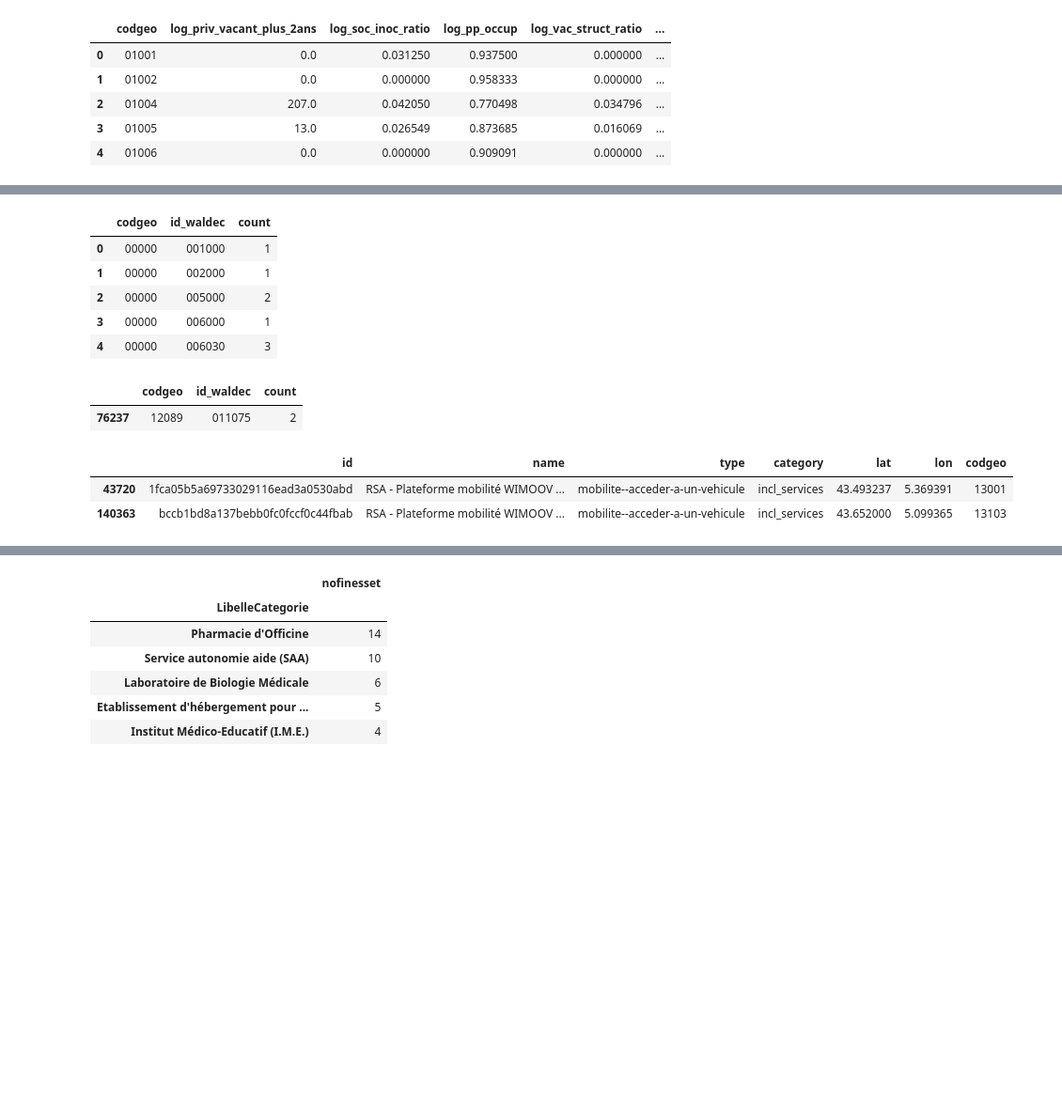
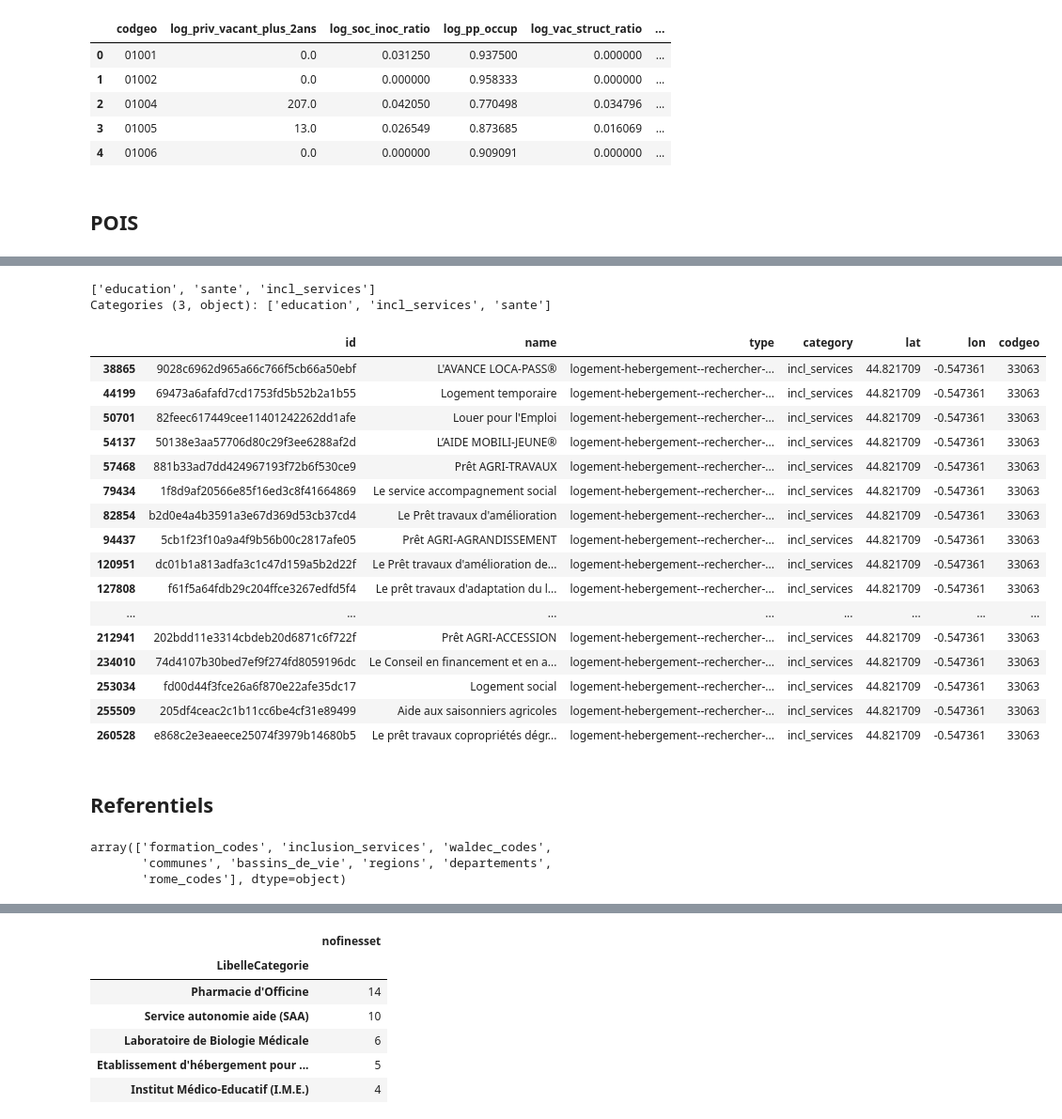
Before and after one commit to jbesan/13_odis_stream2, a Jupyter notebook: notebooks/odis_check_data.ipynb, the cells around one changed output, grey strips where cells are left out. Shown at 94% size. Drawn from its saved outputs; the diff is of its cells as text; code cells hidden in the pictures; blank space fills up the shorter version.

```diff
--- a/notebooks/odis_check_data.ipynb
+++ b/notebooks/odis_check_data.ipynb
@@ -44,6 +46,8 @@ odis_communes[['codgeo'] + [col for col in odis_communes.columns if col.startswi
 | 2 | 01004 | 207.0 | 0.042050 | 0.770498 | 0.034796 | ... |
 | 3 | 01005 | 13.0 | 0.026549 | 0.873685 | 0.016069 | ... |
 | 4 | 01006 | 0.0 | 0.000000 | 0.909091 | 0.000000 | ... |
+# %% [markdown]
+## POIS
 # %%
 odis_pois.info()
 # %% [output]
@@ -62,25 +66,42 @@ Data columns (total 7 columns):
 dtypes: category(3), float32(2), object(2)
 memory usage: 7.7+ MB
 # %%
-odis_associations_agg.head()
+odis_pois.category.unique()
 # %% [output]
-|  | codgeo | id_waldec | count |
-| 0 | 00000 | 001000 | 1 |
-| 1 | 00000 | 002000 | 1 |
-| 2 | 00000 | 005000 | 2 |
-| 3 | 00000 | 006000 | 1 |
-| 4 | 00000 | 006030 | 3 |
+['education', 'sante', 'incl_services']
+Categories (3, object): ['education', 'incl_services', 'sante']
-# %%
-odis_associations_agg[(odis_associations_agg.codgeo == '12089') & (odis_associations_agg.id_waldec == '011075')]
-# %% [output]
-|  | codgeo | id_waldec | count |
-| 76237 | 12089 | 011075 | 2 |
 # %%
-odis_pois[odis_pois.name.str.contains("wimoov", na=False, case=False)].drop_duplicates(subset=["lat", "lon"]).head(20)
+odis_pois[
+    (odis_pois.category == "incl_services") &
+    (odis_pois.type == "logement-hebergement--rechercher-une-solution-dhebergement-temporaire") &
+    (odis_pois.codgeo == "33063")
+]
 # %% [output]
 |  | id | name | type | category | lat | lon | codgeo |
-| 43720 | 1fca05b5a69733029116ead3a0530abd | RSA - Plateforme mobilité WIMOOV ... | mobilite--acceder-a-un-vehicule | incl_services | 43.493237 | 5.369391 | 13001 |
-| 140363 | bccb1bd8a137bebb0fc0fccf0c44fbab | RSA - Plateforme mobilité WIMOOV ... | mobilite--acceder-a-un-vehicule | incl_services | 43.652000 | 5.099365 | 13103 |
+| 38865 | 9028c6962d965a66c766f5cb66a50ebf | L'AVANCE LOCA-PASS® | logement-hebergement--rechercher-... | incl_services | 44.821709 | -0.547361 | 33063 |
+| 44199 | 69473a6afafd7cd1753fd5b52b2a1b55 | Logement temporaire | logement-hebergement--rechercher-... | incl_services | 44.821709 | -0.547361 | 33063 |
+| 50701 | 82feec617449cee11401242262dd1afe | Louer pour l'Emploi | logement-hebergement--rechercher-... | incl_services | 44.821709 | -0.547361 | 33063 |
+| 54137 | 50138e3aa57706d80c29f3ee6288af2d | L’AIDE MOBILI-JEUNE® | logement-hebergement--rechercher-... | incl_services | 44.821709 | -0.547361 | 33063 |
+| 57468 | 881b33ad7dd424967193f72b6f530ce9 | Prêt AGRI-TRAVAUX | logement-hebergement--rechercher-... | incl_services | 44.821709 | -0.547361 | 33063 |
+| 79434 | 1f8d9af20566e85f16ed3c8f41664869 | Le service accompagnement social | logement-hebergement--rechercher-... | incl_services | 44.821709 | -0.547361 | 33063 |
+| 82854 | b2d0e4a4b3591a3e67d369d53cb37cd4 | Le Prêt travaux d'amélioration | logement-hebergement--rechercher-... | incl_services | 44.821709 | -0.547361 | 33063 |
+| 94437 | 5cb1f23f10a9a4f9b56b00c2817afe05 | Prêt AGRI-AGRANDISSEMENT | logement-hebergement--rechercher-... | incl_services | 44.821709 | -0.547361 | 33063 |
+| 120951 | dc01b1a813adfa3c1c47d159a5b2d22f | Le Prêt travaux d'amélioration de... | logement-hebergement--rechercher-... | incl_services | 44.821709 | -0.547361 | 33063 |
+| 127808 | f61f5a64fdb29c204ffce3267edfd5f4 | Le prêt travaux d'adaptation du l... | logement-hebergement--rechercher-... | incl_services | 44.821709 | -0.547361 | 33063 |
+| ... | ... | ... | ... | ... | ... | ... | ... |
+| 212941 | 202bdd11e3314cbdeb20d6871c6f722f | Prêt AGRI-ACCESSION | logement-hebergement--rechercher-... | incl_services | 44.821709 | -0.547361 | 33063 |
+| 234010 | 74d4107b30bed7ef9f274fd8059196dc | Le Conseil en financement et en a... | logement-hebergement--rechercher-... | incl_services | 44.821709 | -0.547361 | 33063 |
+| 253034 | fd00d44f3fce26a6f870e22afe35dc17 | Logement social | logement-hebergement--rechercher-... | incl_services | 44.821709 | -0.547361 | 33063 |
+| 255509 | 205df4ceac2c1b11cc6be4cf31e89499 | Aide aux saisonniers agricoles | logement-hebergement--rechercher-... | incl_services | 44.821709 | -0.547361 | 33063 |
+| 260528 | e868c2e3eaeece25074f3979b14680b5 | Le prêt travaux copropriétés dégr... | logement-hebergement--rechercher-... | incl_services | 44.821709 | -0.547361 | 33063 |
 # %%
 old_odis = pd.read_parquet('../data/odis_june_2025_jacques.parquet')
+# %% [markdown]
+## Referentiels
+# %%
+odis_referentiels.key.unique()
+# %% [output]
+array(['formation_codes', 'inclusion_services', 'waldec_codes',
+       'communes', 'bassins_de_vie', 'regions', 'departements',
+       'rome_codes'], dtype=object)
 # %%
```
Also changed, not shown: parts of 28 cells of this notebook, 1 other file.
